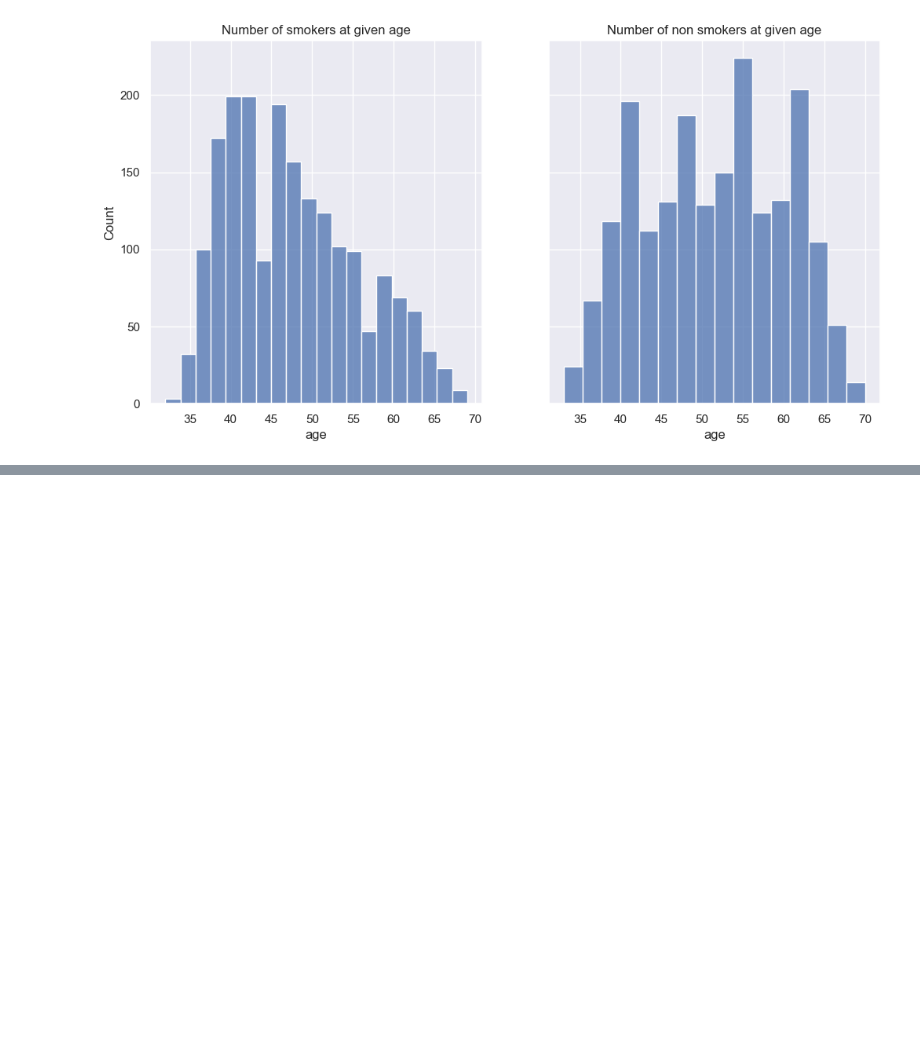
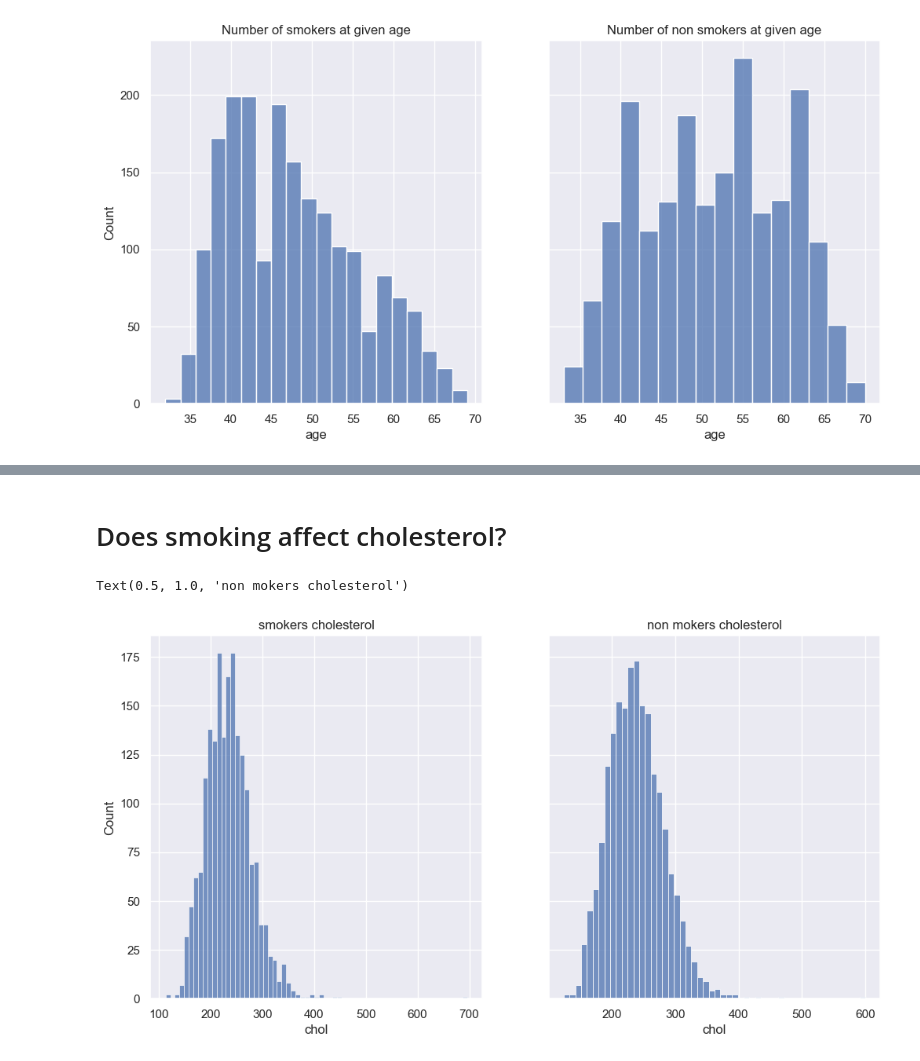
Before and after one commit to RadoslawMroz/smokers-health-data-analysis, a Jupyter notebook: main.ipynb, the cells around one changed output, grey strips where cells are left out. Saved outputs shown, nothing was run; the diff lists cells and outputs as text; code cells hidden in the pictures; blank space fills up the shorter version.

```diff
--- a/main.ipynb
+++ b/main.ipynb
@@ -148,0 +162,11 @@ Text(0.5, 1.0, 'Number of non smokers at given age')
+# %% [markdown]
+# Does smoking affect cholesterol?
+# %%
+f, axs = plt.subplots(1, 2, sharey=True, figsize=(12,6))
+sns.histplot(smokers_data['chol'], ax=axs[0])
+axs[0].set_title('smokers cholesterol')
+sns.histplot(non_smokers_data['chol'], ax=axs[1])
+axs[1].set_title('non mokers cholesterol')
+# %% [output]
+Text(0.5, 1.0, 'non mokers cholesterol')
+[figure, added]
```
Also changed, not shown: parts of 4 cells of this notebook, 1 other file.
